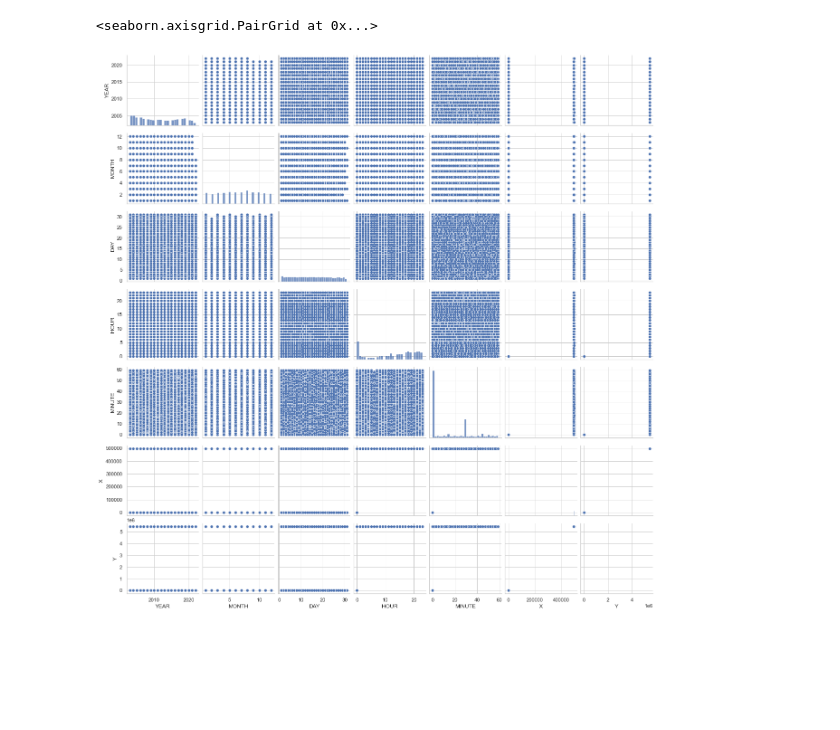
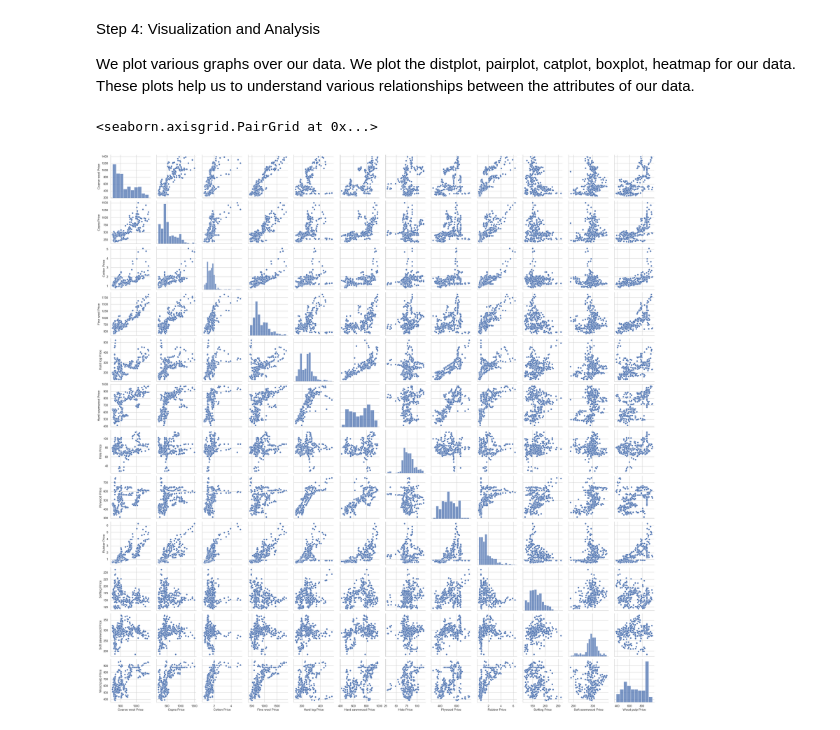
Before and after one commit to FortKnoxWasTaken/DA-Lab, a Jupyter notebook: Expt1/Expt1.ipynb, the cells around one changed output. Drawn from its saved outputs; the diff is of its cells as text; code cells hidden in the pictures; blank space fills up the shorter version.

```diff
--- a/Expt1/Expt1.ipynb
+++ b/Expt1/Expt1.ipynb
@@ -36,0 +102,8 @@ dtype: int64
+# %%
+# Conversion to numbers from the object types
+data['Coarse wool Price'] = data['Coarse wool Price'].astype(float)
+data['Copra Price'] = data['Copra Price'].astype(float)
+data['Fine wool Price'] = data['Fine wool Price'].astype(float)
+# %%
+# Dropping null and empty sets
+data =data.dropna()
@@ -37,8 +124,7 @@ dtype: int64
+# %% [markdown]
+Step 4: Visualization and Analysis
+
+We plot various graphs over our data. We plot the distplot, pairplot, catplot, boxplot, heatmap for our data. These plots help us to understand various relationships between the attributes of our data.
 # %%
 sns.set()
 sns.set_style('whitegrid')
-# %%
-sns.pairplot(nasa_data)
-# %% [output]
-<seaborn.axisgrid.PairGrid at 0x...>
-[figure, removed]
@@ -44,0 +141,11 @@ sns.pairplot(nasa_data)
+# %%
+# Pairplot is the most useful graph in Python. It gives a relationship between every attribute and
+# every other attribute of our dataset. We can then observe relationships between any two attributes.
+sns.pairplot(data)
+
+# In our case we see relationships emerging from various raw materials. We see direct relationships
+# between fiber prices. Similarly we see a relation between various wood prices. Rubber and wood pulp
+# can be seen to have a relationship with wood.
+# %% [output]
+<seaborn.axisgrid.PairGrid at 0x...>
+[figure, added]
```
Also changed, not shown: parts of 21 cells of this notebook, 3 other files.
